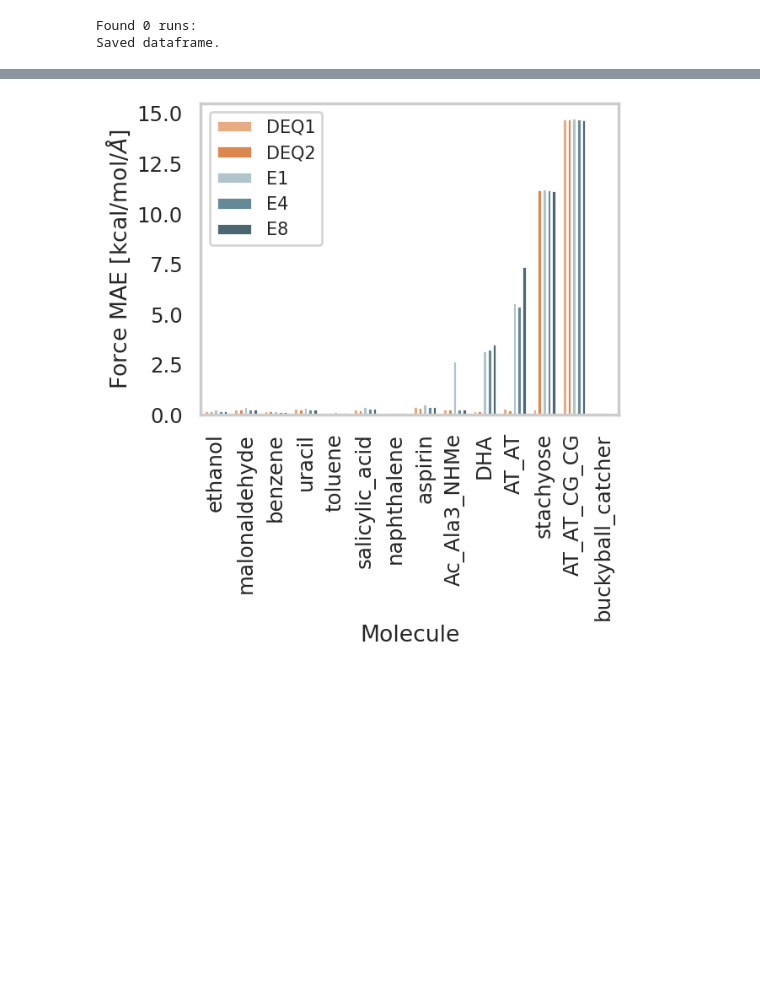
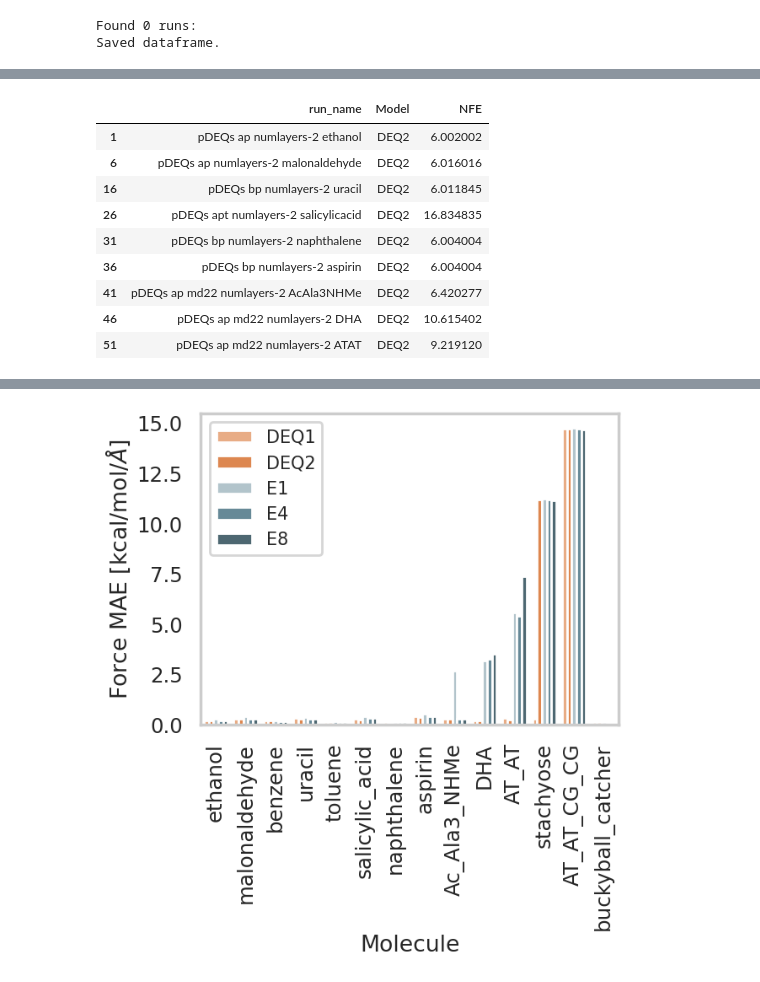
Before and after one commit to BurgerAndreas/equilibrium-forcefields, a Jupyter notebook: src/deq2ff/plotting/dashboard.ipynb, the cells around one changed output, grey strips where cells are left out. Saved outputs shown, nothing was run; the diff lists cells and outputs as text; code cells hidden in the pictures; blank space fills up the shorter version.

```diff
--- a/src/deq2ff/plotting/dashboard.ipynb
+++ b/src/deq2ff/plotting/dashboard.ipynb
@@ -652,3 +668,21 @@ Saved dataframe.
+# %%
+# entries where DEQ2 is better than E8 (sota)
+df_best_runs[
+    (df_best_runs["Model"] == "DEQ2")
+    # & (df_best_runs["config.target"] == "aspirin")
+    & (df_best_runs["sota"] == True)
+][["run_name", "Model", "NFE"]]
+# %% [output]
+|  | run_name | Model | NFE |
+| 1 | pDEQs ap numlayers-2 ethanol | DEQ2 | 6.002002 |
+| 6 | pDEQs ap numlayers-2 malonaldehyde | DEQ2 | 6.016016 |
+| 16 | pDEQs bp numlayers-2 uracil | DEQ2 | 6.011845 |
+| 26 | pDEQs apt numlayers-2 salicylicacid | DEQ2 | 16.834835 |
+| 31 | pDEQs bp numlayers-2 naphthalene | DEQ2 | 6.004004 |
+| 36 | pDEQs bp numlayers-2 aspirin | DEQ2 | 6.004004 |
+| 41 | pDEQs ap md22 numlayers-2 AcAla3NHMe | DEQ2 | 6.420277 |
+| 46 | pDEQs ap md22 numlayers-2 DHA | DEQ2 | 10.615402 |
+| 51 | pDEQs ap md22 numlayers-2 ATAT | DEQ2 | 9.219120 |
 # %%
 # # plot error traj
 # # careful, the results are stochastic because wandb data is randomly sampled
```
Also changed, not shown: parts of 9 cells of this notebook, 2 other files.
